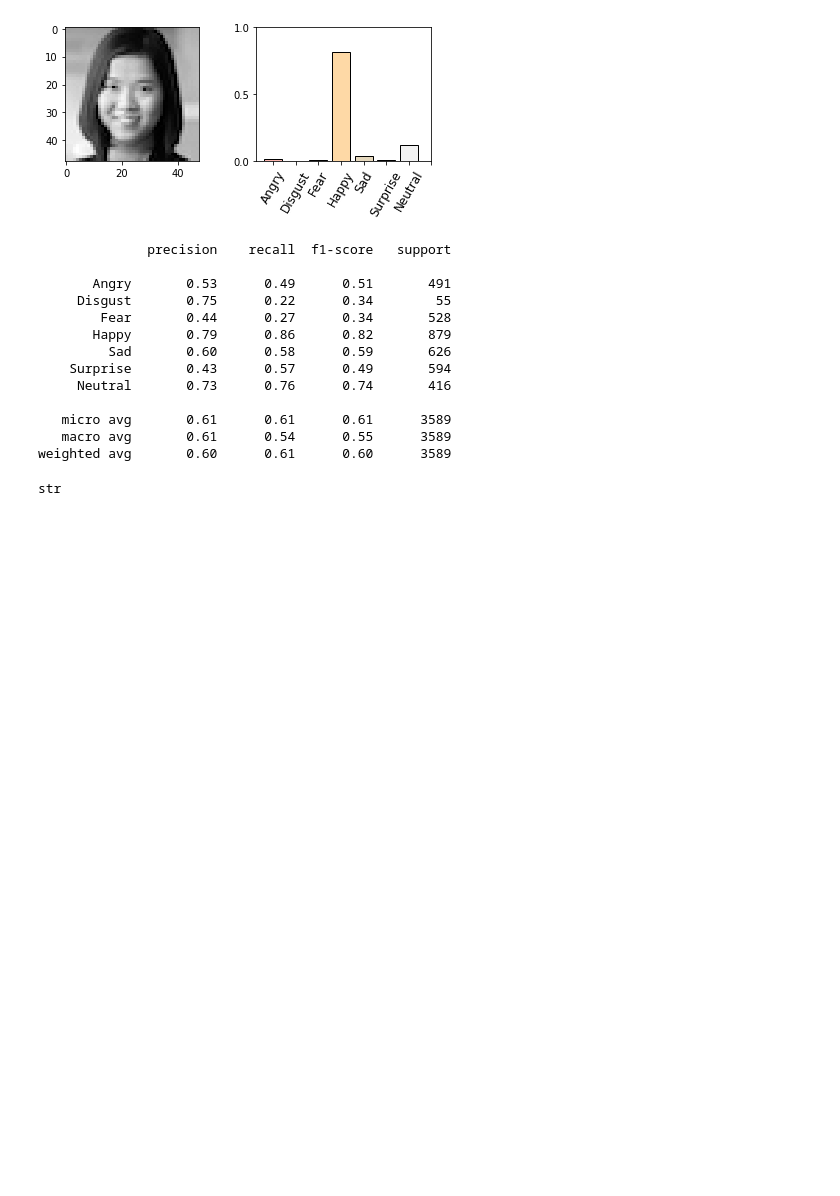
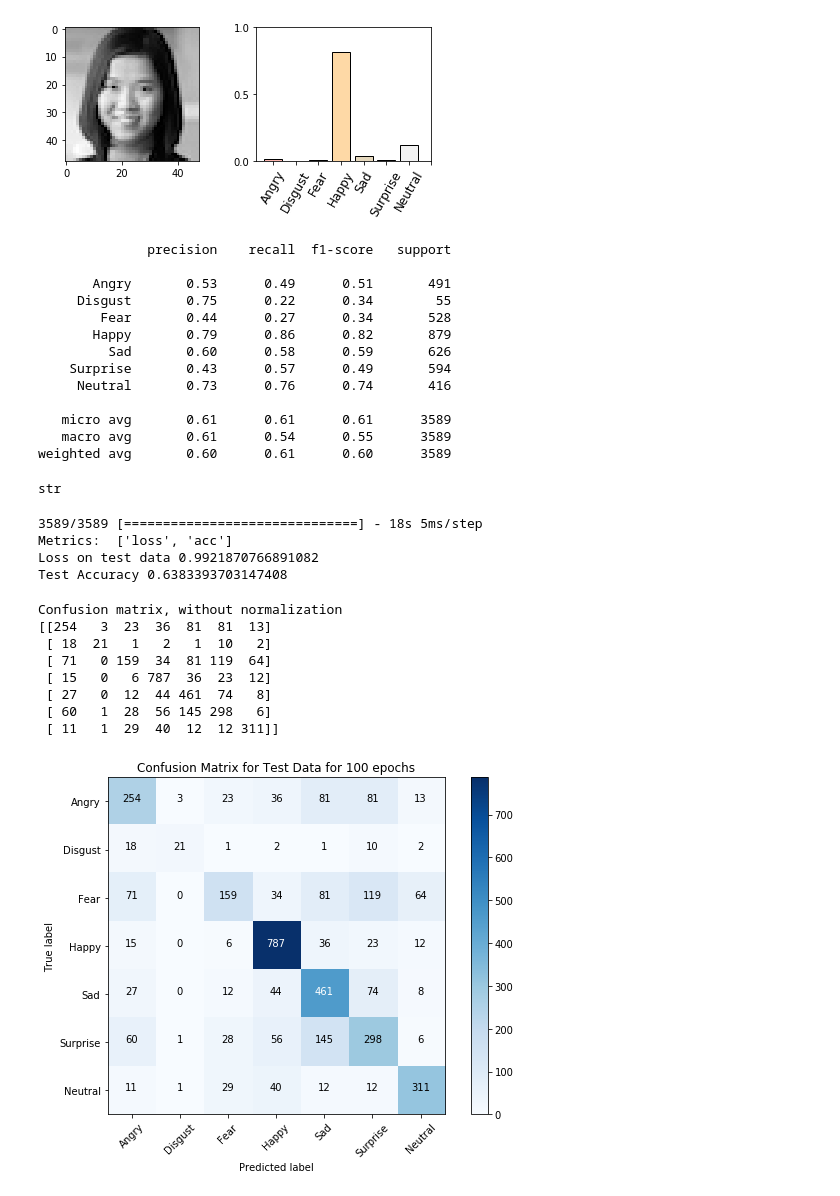
Before and after one commit to nagula-ritvika/emotion-recognition, a Jupyter notebook: Analysis.ipynb, the cells around one changed output. Drawn from its saved outputs; the diff is of its cells as text; code cells hidden in the pictures; blank space fills up the shorter version.

Commit message:
add results for model trained for 100 epochs on gcp

```diff
--- a/Analysis.ipynb
+++ b/Analysis.ipynb
@@ -141,3 +141,37 @@ type(report)
 str
 # %%
 plot_model(model, to_file='model.png', show_shapes=True)
+# %%
+model_100_epochs = load_model('fer_model_100_epochs.h5')
+# %%
+y_pred_100_ep = model_100_epochs.predict(x_test)
+# %%
+y_pred_100_ep_labels = my_utils.convert_probs_to_labels(y_pred_100_ep, labels)
+score_100_ep = model_100_epochs.evaluate(x_test, y_test)
+print("Metrics: ", model_100_epochs.metrics_names)
+print("Loss on test data", score_100_ep[0])
+print("Test Accuracy", score_100_ep[1])
+# %% [output]
+3589/3589 [==============================] - 18s 5ms/step
+Metrics:  ['loss', 'acc']
+Loss on test data 0.9921870766891082
+Test Accuracy 0.6383393703147408
+# %%
+cnf_matrix_100 = metrics.confusion_matrix(y_actual_labels, y_pred_100_ep_labels)
+np.set_printoptions(precision=2)
+
+# Plot non-normalized confusion matrix
+fig = my_utils.plot_confusion_matrix(cnf_matrix_100, classes=labels,
+                                     title='Confusion Matrix for Test Data for 100 epochs')
+plt.show()
+fig.savefig('confusion_matrix_100_epochs.png')
+# %% [output]
+Confusion matrix, without normalization
+[[254   3  23  36  81  81  13]
+ [ 18  21   1   2   1  10   2]
+ [ 71   0 159  34  81 119  64]
+ [ 15   0   6 787  36  23  12]
+ [ 27   0  12  44 461  74   8]
+ [ 60   1  28  56 145 298   6]
+ [ 11   1  29  40  12  12 311]]
+[figure, added]
```
Also changed, not shown: parts of 2 cells of this notebook, 11 other files.
